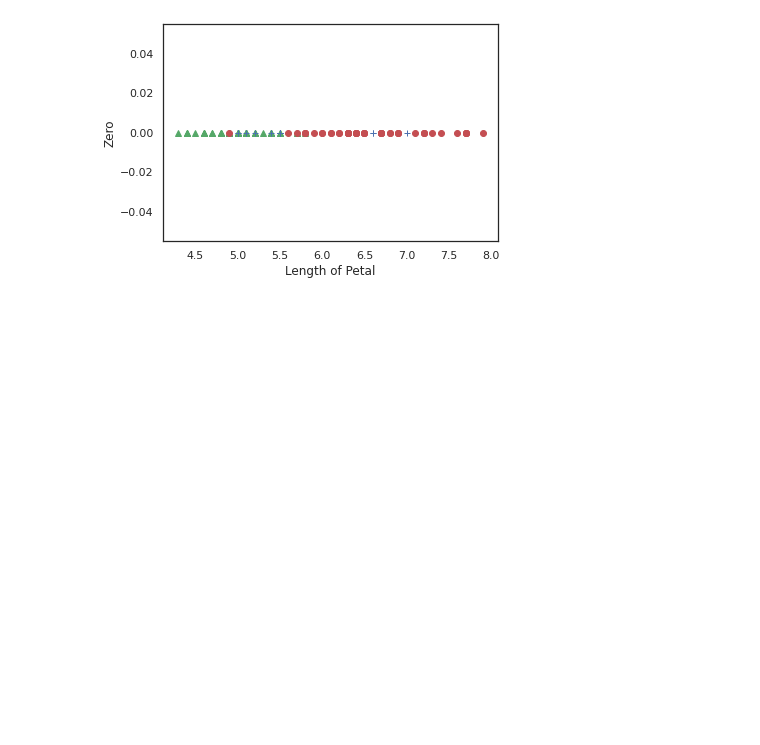
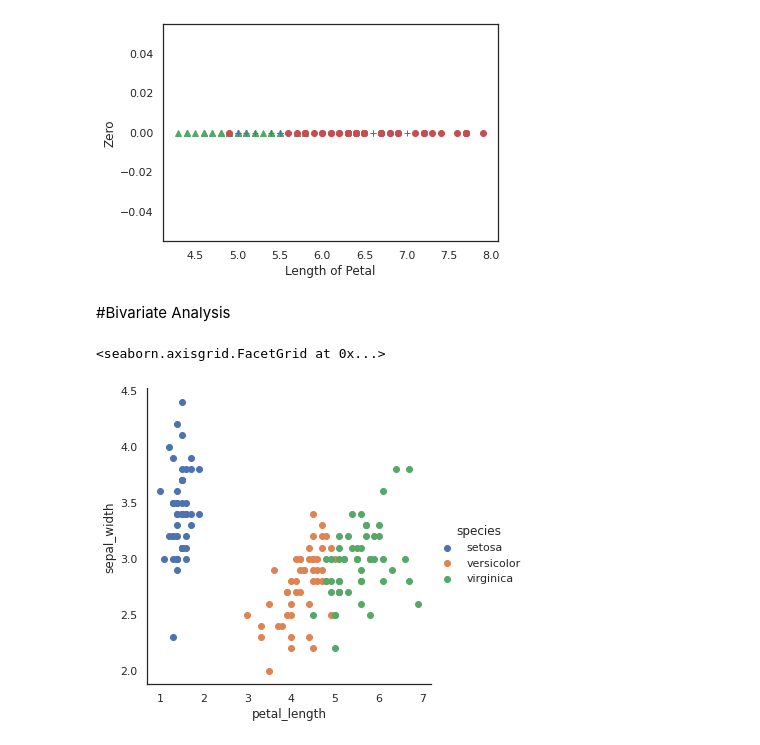
Before and after one commit to edguba/MachineLearning, a Jupyter notebook: EDA.ipynb, the cells around one changed output. Drawn from its saved outputs; the diff is of its cells as text; code cells hidden in the pictures; blank space fills up the shorter version.

```diff
--- a/EDA.ipynb
+++ b/EDA.ipynb
@@ -73,3 +73,11 @@ plt.ylabel('Zero')
 # %% [output]
 Text(0, 0.5, 'Zero')
 [figure]
+# %% [markdown]
+#Bivariate Analysis
+# %%
+#  Relationship between petal length and sepal width per species
+sns.FacetGrid(df, hue = 'species', size = 5).map(plt.scatter,'petal_length', 'sepal_width').add_legend()
+# %% [output]
+<seaborn.axisgrid.FacetGrid at 0x...>
+[figure, added]
```
Also changed, not shown: parts of 2 cells of this notebook.
